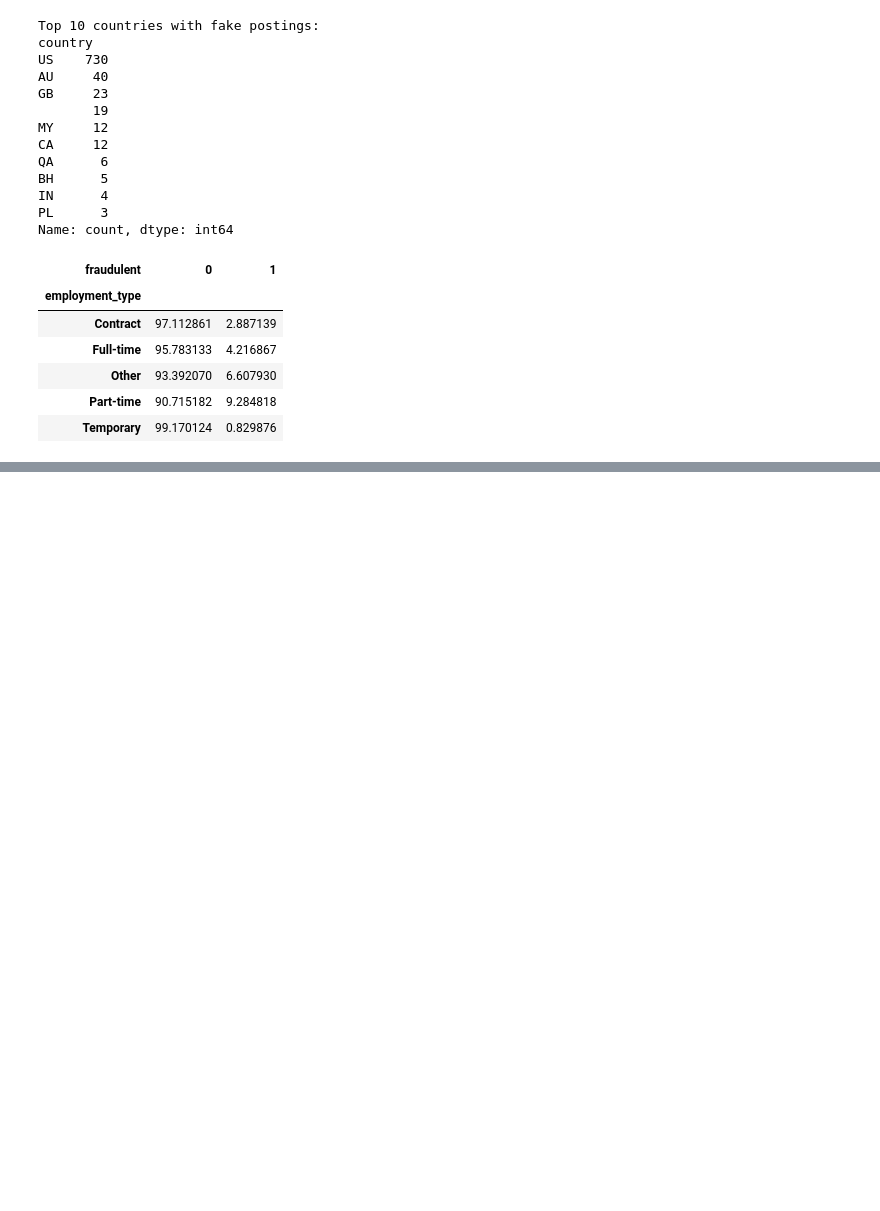
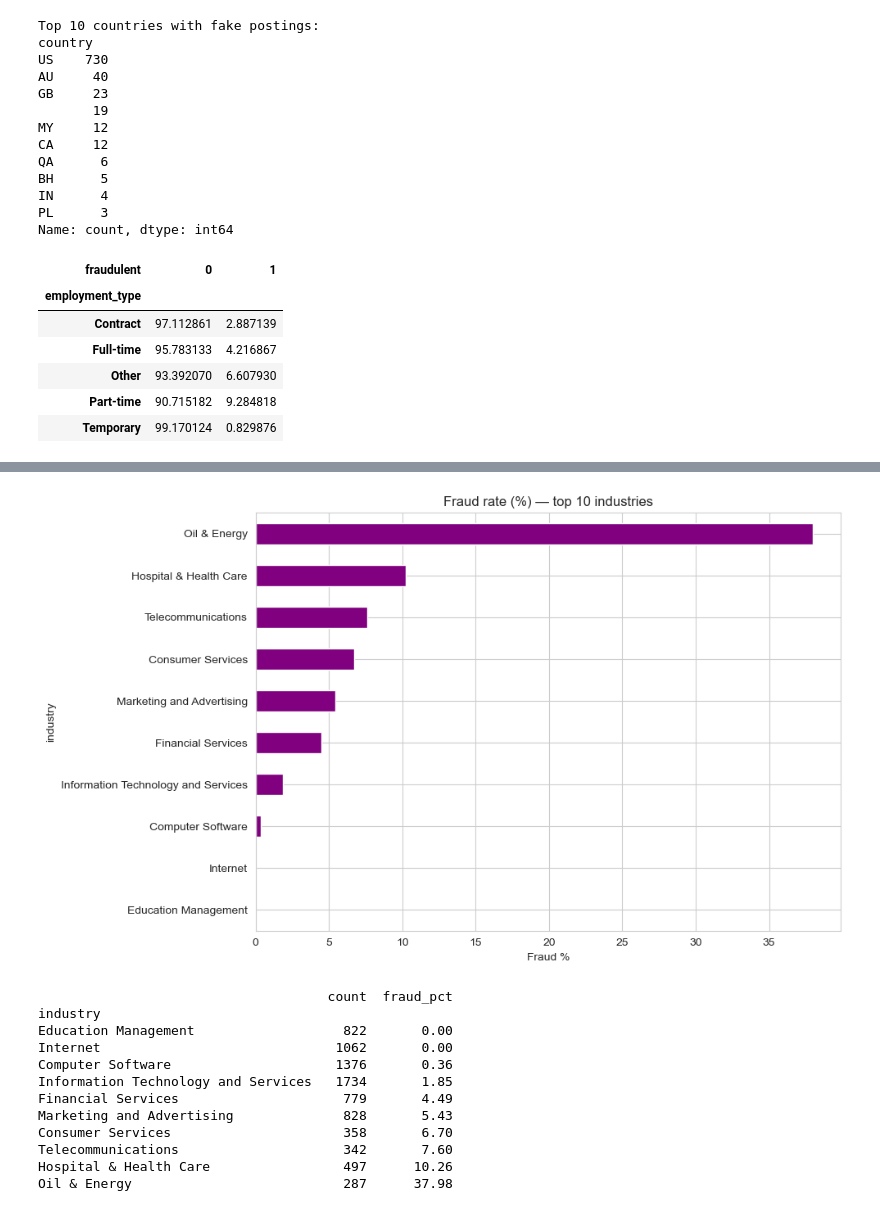
Before and after one commit to P2gohel/MSc-Data-science-Fraud-Job-Detection, a Jupyter notebook: Notebook/EDA.ipynb, the cells around one changed output, grey strips where cells are left out. Saved outputs shown, nothing was run; the diff lists cells and outputs as text; code cells hidden in the pictures; blank space fills up the shorter version.

```diff
--- a/Notebook/EDA.ipynb
+++ b/Notebook/EDA.ipynb
@@ -165,0 +220,31 @@ plt.show()
+# %%
+# fraud rate across top 10 industries
+top_industries = df['industry'].value_counts().head(10).index
+ind_data = df[df['industry'].isin(top_industries)]
+
+ind_fraud = ind_data.groupby('industry')['fraudulent'].agg(['mean', 'count'])
+ind_fraud['fraud_pct'] = ind_fraud['mean'] * 100
+ind_fraud = ind_fraud.sort_values('fraud_pct', ascending=True)
+
+ind_fraud['fraud_pct'].plot(kind='barh', figsize=(10, 6), color='purple')
+plt.title('Fraud rate (%) — top 10 industries')
+plt.xlabel('Fraud %')
+plt.tight_layout()
+plt.savefig('../Output/07_fraud_by_industry.png', dpi=150, bbox_inches='tight')
+plt.show()
+
+print(ind_fraud[['count', 'fraud_pct']].round(2))
+# %% [output]
+[figure, added]
+                                     count  fraud_pct
+industry
+Education Management                   822       0.00
+Internet                              1062       0.00
+Computer Software                     1376       0.36
+Information Technology and Services   1734       1.85
+Financial Services                     779       4.49
+Marketing and Advertising              828       5.43
+Consumer Services                      358       6.70
+Telecommunications                     342       7.60
+Hospital & Health Care                 497      10.26
+Oil & Energy                           287      37.98
```
Also changed, not shown: parts of 7 cells of this notebook.
